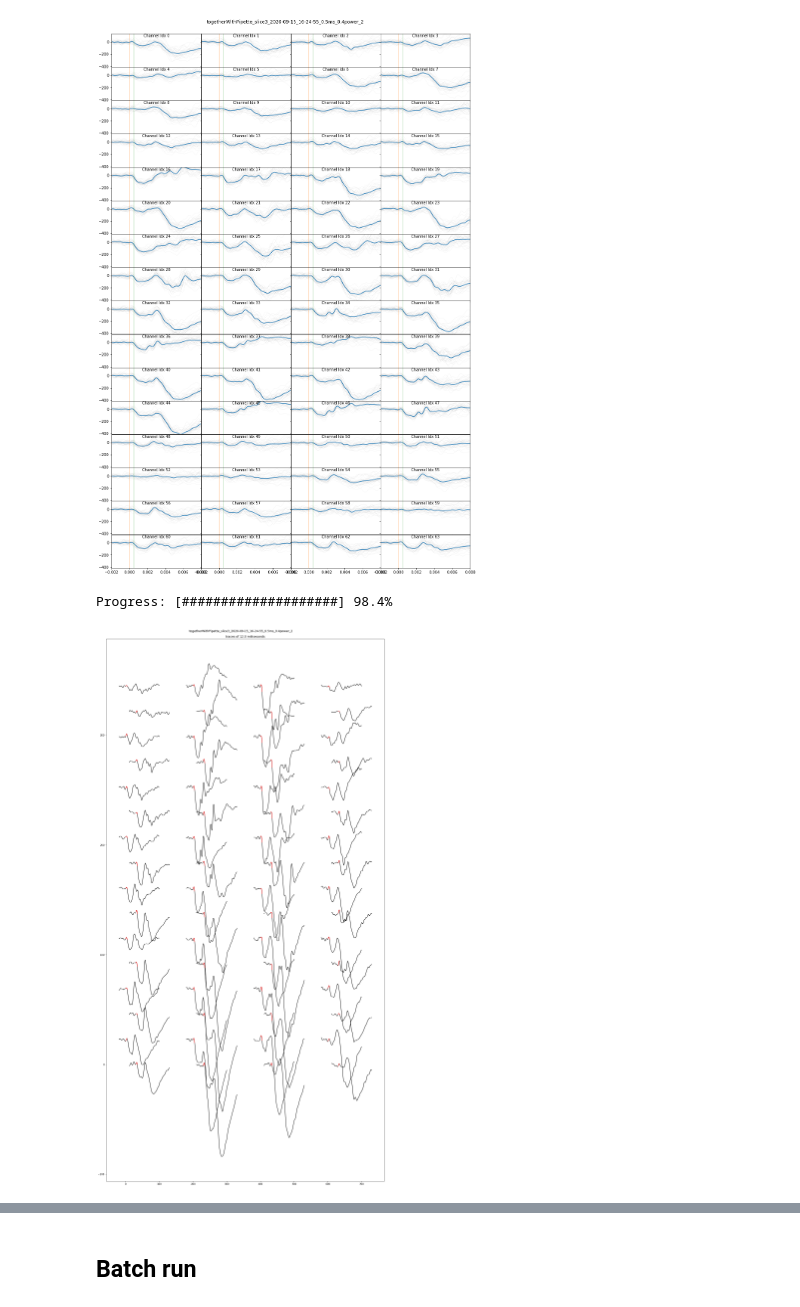
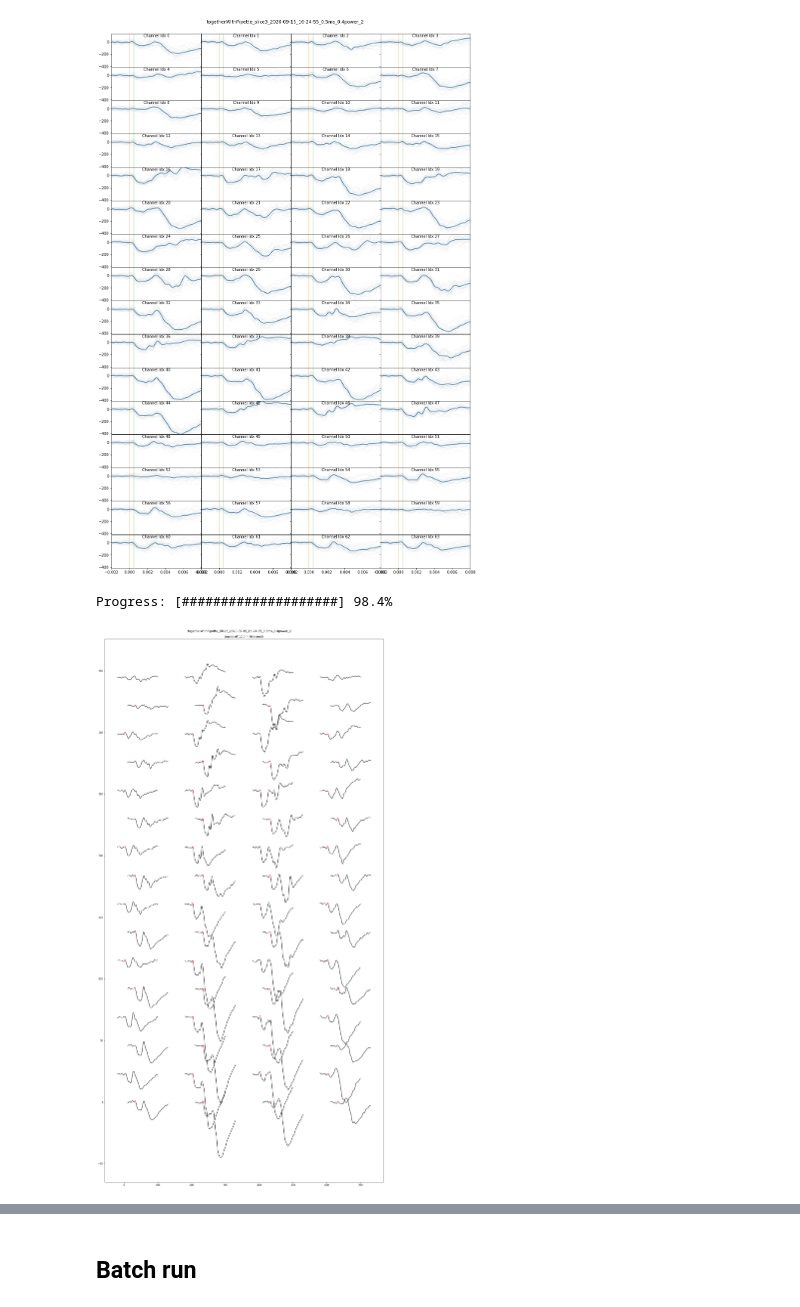
Before and after one commit to HernandoMV/OpenEphys_Analysis, a Jupyter notebook: Invitro_OE.ipynb, the cells around one changed output, grey strips where cells are left out. Drawn from its saved outputs; the diff is of its cells as text; code cells hidden in the pictures.

```diff
--- a/Invitro_OE.ipynb
+++ b/Invitro_OE.ipynb
@@ -240,35 +240,35 @@ kcoords   = np.array([1, 1, 1, 1, 1, 1, 1, 1,
 from_seconds = -0.002
 to_seconds = 0.01
 iTvals = (intervalTimes > from_seconds) * (intervalTimes < to_seconds)
 idx = np.where(iTvals)
 light_idx = np.where((intervalTimes > 0) * (intervalTimes < offset_delay))
 
 
 fig, axs = plt.subplots(1,1, figsize=(20, 40), facecolor='w', edgecolor='k', sharex=True, sharey='row')
 fig.subplots_adjust(hspace = .001, wspace=.001)
 #axs = axs.ravel()
 x_scaler = 10000
-y_scaler = 0.215
+y_scaler = 0.115
 plt.title('traces of {} miliseconds'.format(1000 * (to_seconds - from_seconds)))
 plt.suptitle(Experiment, y=0.893)
 for j in range(len(xcoords)):
     axs.plot(xcoords[j] + intervalTimes[idx] * x_scaler,
              ycoords[j] + Average_traces[j][idx] * y_scaler,
              color = 'k')
     # plot when the light is on
     axs.plot(xcoords[j] + intervalTimes[light_idx] * x_scaler,
              ycoords[j] + Average_traces[j][light_idx] * y_scaler,
              color = 'r')
     update_progress(j / len(xcoords))
 
 #for j in range(len(traces_translated)):
 #    axvlines(0, alpha = 0.3, ax = axs[j])
 #    axvlines(offset_delay, alpha = 0.3, ax = axs[j])
 plt.savefig(outputDir + Experiment + '_AlignedSignal.pdf', transparent=True, bbox_inches='tight')
 plt.show()
 # %% [output]
 Progress: [####################] 98.4%
-[figure, old version]
+[figure, new version]
 # %%
 plt.plot(intervalTimes[idx],np.mean(np.array(Average_traces)[xcoords<100], axis=0)[idx])
 # %% [output]
```
Also changed, not shown: parts of 1 cell of this notebook.
